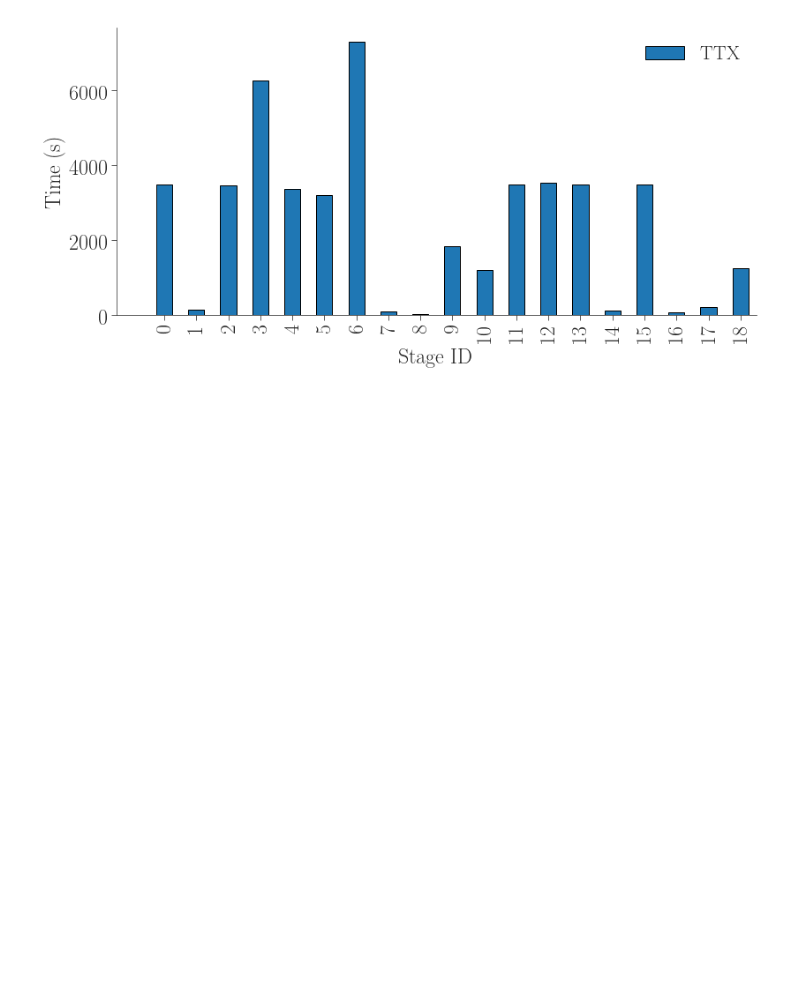
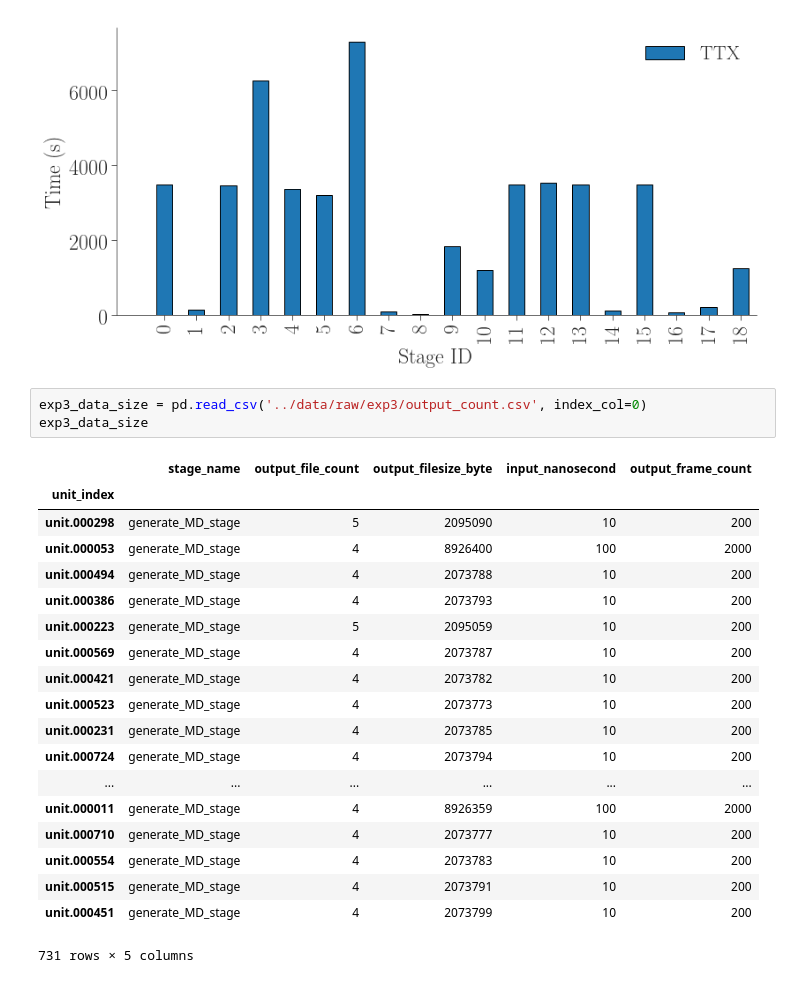
Before and after one commit to radical-experiments/deepdriveMD, a Jupyter notebook: analysis/overheads.ipynb, the cells around one changed output. Cells and saved outputs as stored; diff of their text form; blank space fills up the shorter version.

Commit message:
Table data size # of frames

```diff
--- a/analysis/overheads.ipynb
+++ b/analysis/overheads.ipynb
@@ -475,3 +475,26 @@ ax.set_xlim(-1.5)
 # %% [output]
 (-1.5, 18.5)
 [figure]
+# %%
+exp3_data_size = pd.read_csv('../data/raw/exp3/output_count.csv', index_col=0)
+exp3_data_size
+# %% [output]
+|  | stage_name | output_file_count | output_filesize_byte | input_nanosecond | output_frame_count |
+| unit_index |  |  |  |  |  |
+| unit.000298 | generate_MD_stage | 5 | 2095090 | 10 | 200 |
+| unit.000053 | generate_MD_stage | 4 | 8926400 | 100 | 2000 |
+| unit.000494 | generate_MD_stage | 4 | 2073788 | 10 | 200 |
+| unit.000386 | generate_MD_stage | 4 | 2073793 | 10 | 200 |
+| unit.000223 | generate_MD_stage | 5 | 2095059 | 10 | 200 |
+| unit.000569 | generate_MD_stage | 4 | 2073787 | 10 | 200 |
+| unit.000421 | generate_MD_stage | 4 | 2073782 | 10 | 200 |
+| unit.000523 | generate_MD_stage | 4 | 2073773 | 10 | 200 |
+| unit.000231 | generate_MD_stage | 4 | 2073785 | 10 | 200 |
+| unit.000724 | generate_MD_stage | 4 | 2073794 | 10 | 200 |
+| ... | ... | ... | ... | ... | ... |
+| unit.000011 | generate_MD_stage | 4 | 8926359 | 100 | 2000 |
+| unit.000710 | generate_MD_stage | 4 | 2073777 | 10 | 200 |
+| unit.000554 | generate_MD_stage | 4 | 2073783 | 10 | 200 |
+| unit.000515 | generate_MD_stage | 4 | 2073791 | 10 | 200 |
+| unit.000451 | generate_MD_stage | 4 | 2073799 | 10 | 200 |
+731 rows × 5 columns
```
